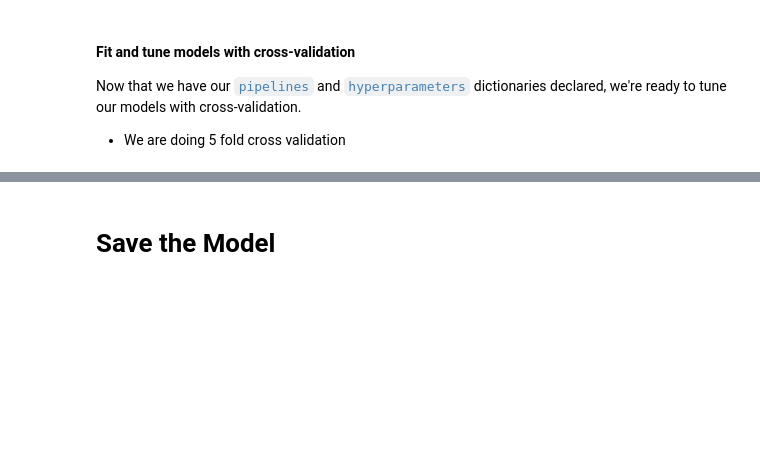
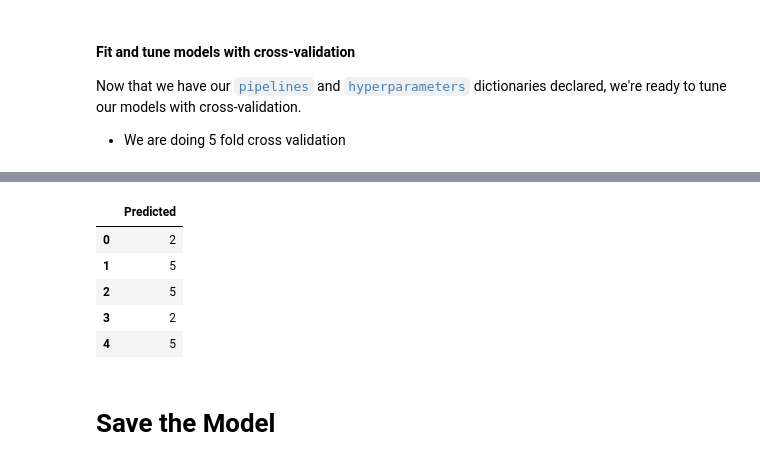
Before and after one commit to Niranjankumar-c/PredictBuildingDamage_MLChallenge, a Jupyter notebook: PredictingBuildingDamage_Trees.ipynb, the cells around one changed output, grey strips where cells are left out. Saved outputs shown, nothing was run; the diff lists cells and outputs as text; code cells hidden in the pictures; blank space fills up the shorter version.

```diff
--- a/PredictingBuildingDamage_Trees.ipynb
+++ b/PredictingBuildingDamage_Trees.ipynb
@@ -540,3 +638,15 @@ DecisionTreeClassifier(class_weight=None, criterion='gini', max_depth=11,
+# %%
+#making predictions on test data
+
+final_pred_test = pd.DataFrame({'Predicted': clf_model.predict(test_data)})
+final_pred_test.head()
+# %% [output]
+|  | Predicted |
+| 0 | 2 |
+| 1 | 5 |
+| 2 | 5 |
+| 3 | 2 |
+| 4 | 5 |
 # %% [markdown]
 # Save the Model
 # %%
```
Also changed, not shown: parts of 36 cells of this notebook, 1 other file.
